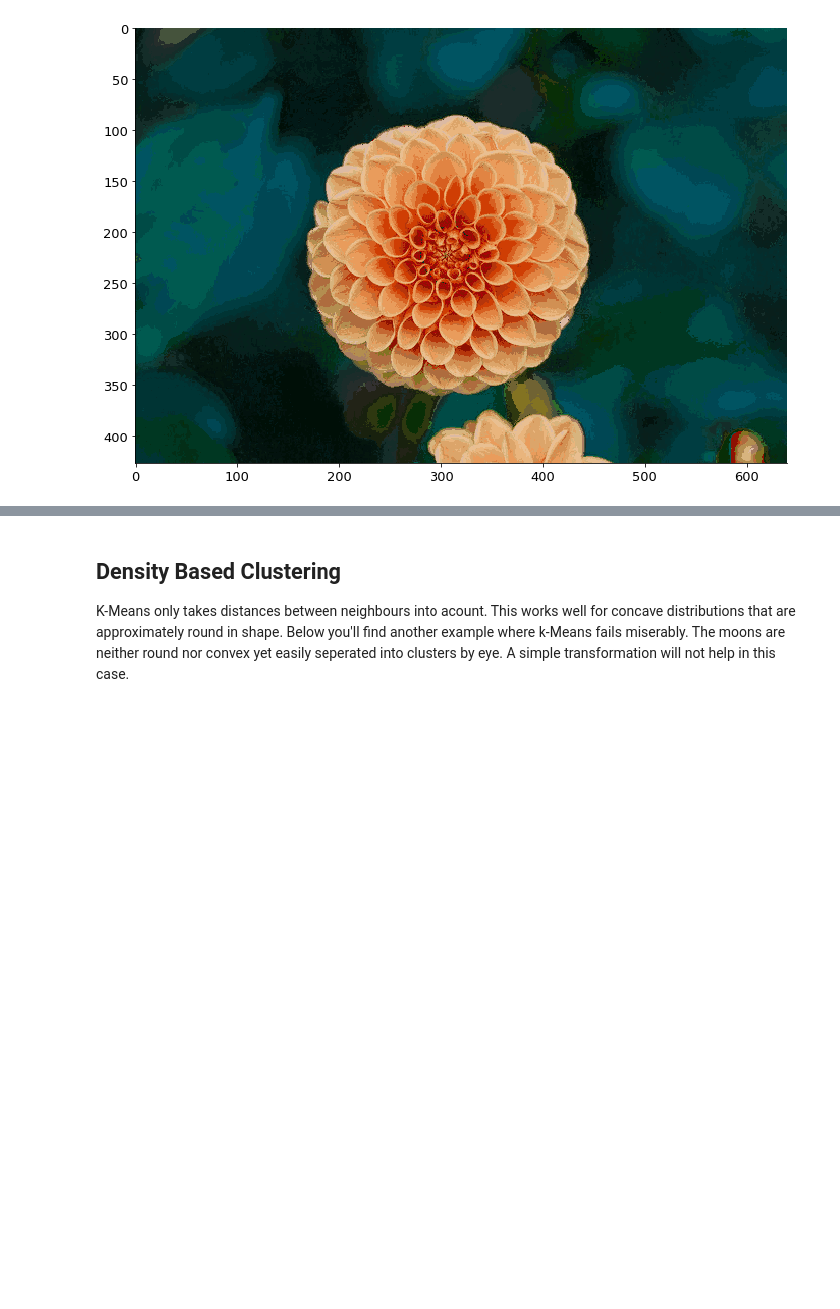
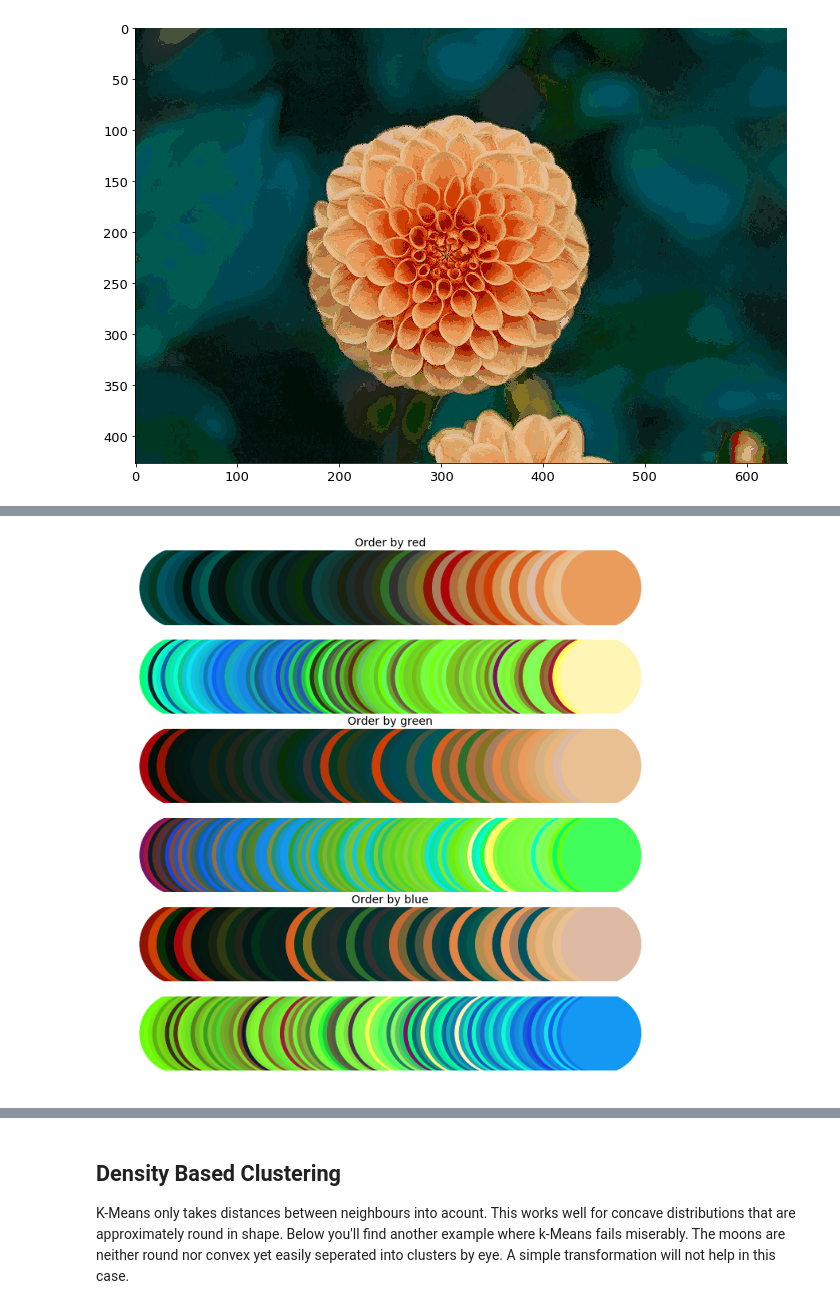
Before and after one commit to kbruegge/machine-learning-lecture, a Jupyter notebook: smd_unsupervised.ipynb, the cells around one changed output, grey strips where cells are left out. Cells and saved outputs as stored; diff of their text form; code cells hidden in the pictures; blank space fills up the shorter version.

```diff
--- a/smd_unsupervised.ipynb
+++ b/smd_unsupervised.ipynb
@@ -486,0 +483,40 @@ plt.imshow(color.hsv2rgb(reconstructed))
+# %%
+flattened_image = image_hsv.reshape(-1, 3)
+sample = resample(flattened_image, n_samples=1000, replace=False)
+
+# get the desired number of cluster centers
+kmeans = KMeans(n_clusters = 100).fit(sample)
+
+hsv = kmeans.cluster_centers_
+rgb = color.hsv2rgb(centroids.reshape(1, -1, 3)).reshape(-1, 3)
+# %%
+
+fig, (ax1, ax2, ax3, ax4, ax5, ax6) = plt.subplots(6, 1, figsize=(12, 12))
+
+idx = np.argsort(rgb[:, 0])
+ax1.scatter(np.linspace(0, 1, len(idx)), np.ones_like(idx),  c=rgb[idx], s=10000)
+ax1.axis('off')
+ax1.set_title('Order by red')
+idx = np.argsort(hsv[:, 0])
+ax2.scatter(np.linspace(0, 1, len(idx)), np.ones_like(idx),  c=hsv[idx], s=10000)
+ax2.axis('off')
+
+idx = np.argsort(rgb[:, 1])
+ax3.scatter(np.linspace(0, 1, len(idx)), np.ones_like(idx),  c=rgb[idx], s=10000)
+ax3.axis('off')
+ax3.set_title('Order by green')
+idx = np.argsort(hsv[:, 1])
+ax4.scatter(np.linspace(0, 1, len(idx)), np.ones_like(idx),  c=hsv[idx], s=10000)
+ax4.axis('off')
+
+
+idx = np.argsort(rgb[:, 2])
+ax5.scatter(np.linspace(0, 1, len(idx)), np.ones_like(idx),  c=rgb[idx], s=10000)
+ax5.axis('off')
+ax5.set_title('Order by blue')
+idx = np.argsort(hsv[:, 2])
+ax6.scatter(np.linspace(0, 1, len(idx)), np.ones_like(idx),  c=hsv[idx], s=10000)
+ax6.axis('off')
+None
+# %% [output]
+[figure, added]
```
Also changed, not shown: parts of 70 cells of this notebook, 4 other files.
